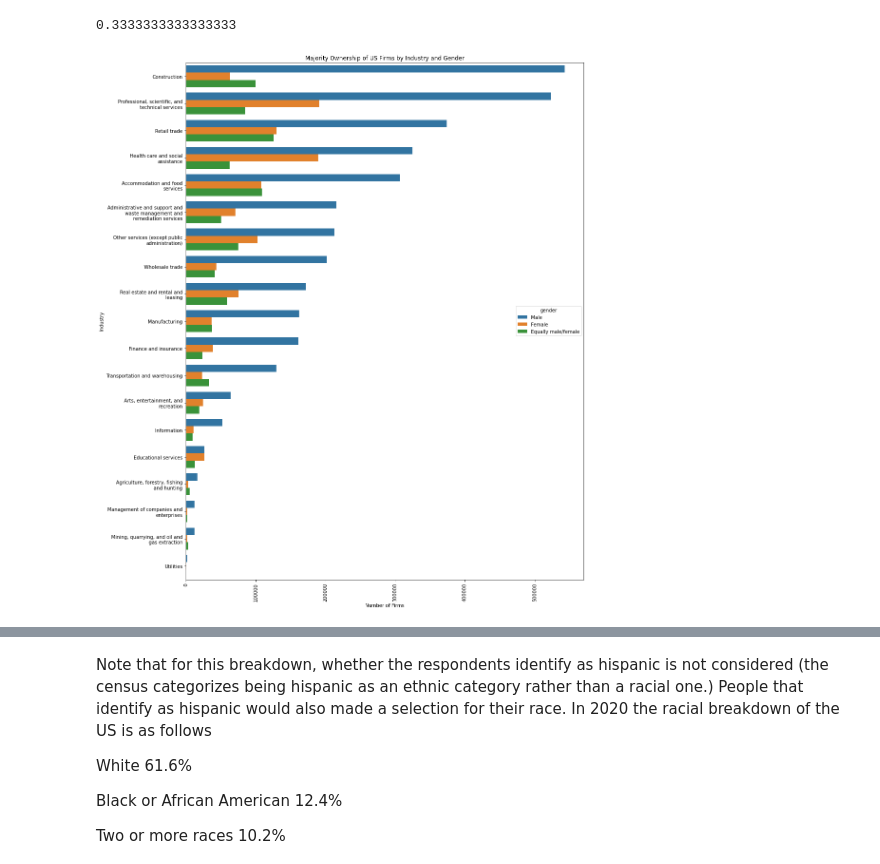
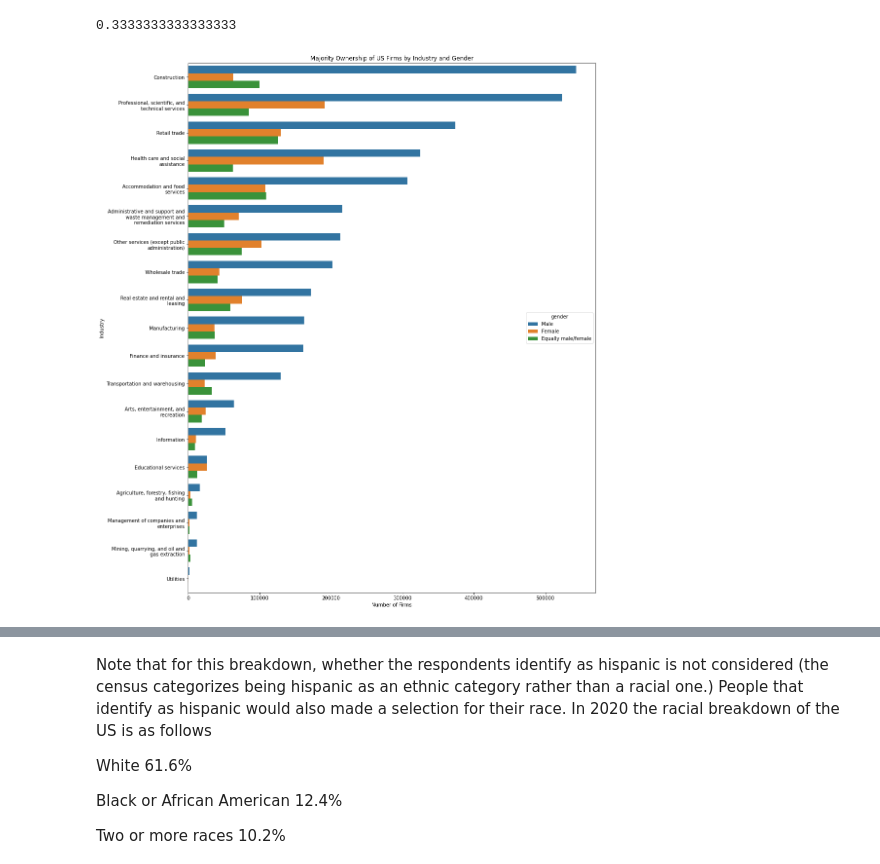
Before and after one commit to jedc4xer/abs_group_assessment, a Jupyter notebook: jake_working_copy.ipynb, the cells around one changed output, grey strips where cells are left out. Cells and saved outputs as stored; diff of their text form; code cells hidden in the pictures.

```diff
--- a/jake_working_copy.ipynb
+++ b/jake_working_copy.ipynb
@@ -179,16 +176,17 @@ labels = [ '\n'.join(wrap(l, 30)) for l in labels ]
 # %%
 plt.figure(figsize=(15, 20))
 
 ax = sns.barplot(data = workingDF, y = 'industry', x = 'firmpdemp', hue = 'gender')
 ax.set(xlabel ="Number of Firms", ylabel = "Industry", title ='Majority Ownership of US Firms by Industry and Gender')
 ax.set_yticklabels(labels)
-plt.xticks(rotation = 90);
+plt.show()
+#plt.xticks(rotation = 90)
 #Education Services has the highest female ownership:male ownership ratio, followed by health care and social services
 #The most male-dominated industry tracked is construction
 #The industry with the greatest occurrence of equal male/female ownership was in retail trade
 #US population is ~50.5% female
 # %% [output]
-[figure, old version]
+[figure, new version]
 # %%
 #Investigate construction gender disparity by state
 #Do a lambda to calculate ratio of male:female
```
Also changed, not shown: parts of 8 cells of this notebook.
